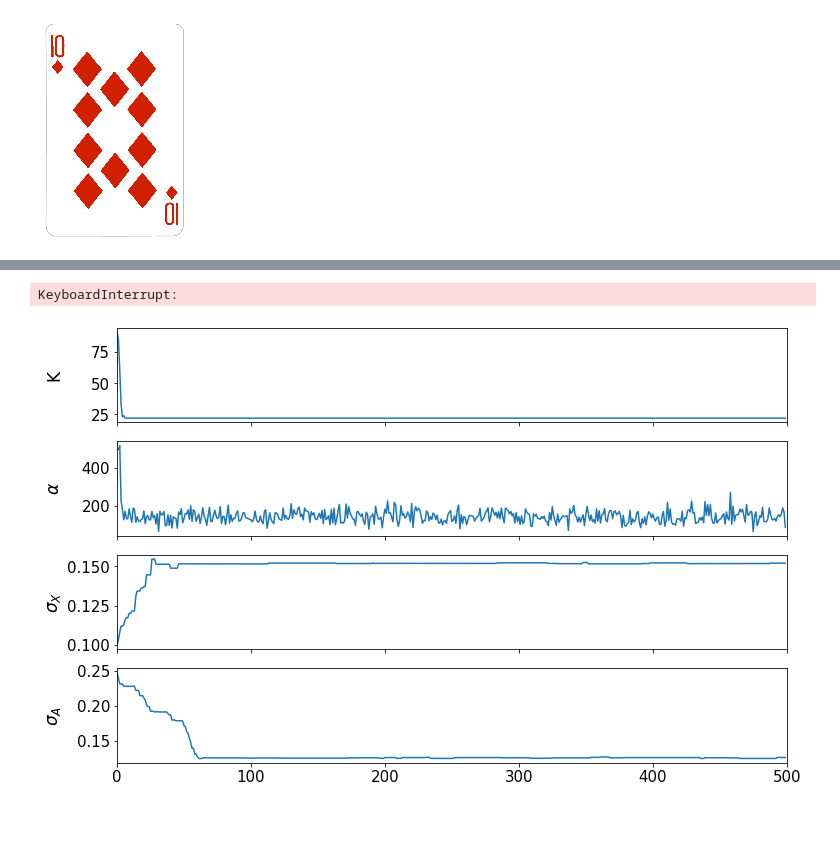
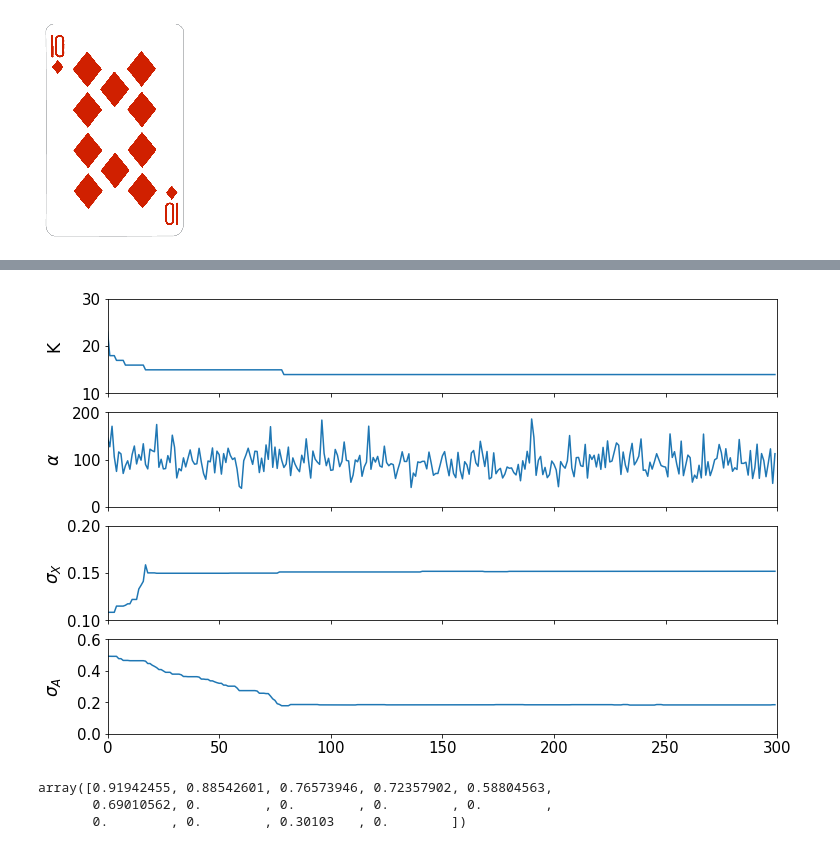
Before and after one commit to LauBok/IBP4ILFM, a Jupyter notebook: poker.ipynb, the cells around one changed output, grey strips where cells are left out. Saved outputs shown, nothing was run; the diff lists cells and outputs as text; code cells hidden in the pictures; blank space fills up the shorter version.

```diff
--- a/poker.ipynb
+++ b/poker.ipynb
@@ -92,25 +92,27 @@ plt.imshow(X[30].reshape(80, 44), cmap = "gray")
 # %%
-ibp = IBP.IBP(X, sigma_X = (0.1, 1, 1),sigma_A=(0.25, 1, 1), alpha = (1, 1, 1))
+ibp = IBP.IBP(X, sigma_X = (0.1, 1, 1),sigma_A=(0.5, 1, 1), alpha = (1, 1, 1))
 hist = ibp.MCMC(300)
-# %% [output]
-KeyboardInterrupt:
 # %%
 fig, ax = plt.subplots(4,1,sharex = True, figsize = (12,8))
 ax[0].plot(hist['K'])
 ax[0].set_ylabel('K', fontsize = 17)
+ax[0].set_ylim(10,30)
 ax[1].plot(hist['alpha'])
 ax[1].set_ylabel('$\\alpha$',fontsize = 17)
+ax[1].set_ylim(0,200)
 ax[2].plot(hist['sigma_X'])
 ax[2].set_ylabel('$\\sigma_X$',fontsize = 17)
+ax[2].set_ylim(0.1,0.2)
 ax[3].plot(hist['sigma_A'])
 ax[3].set_ylabel('$\\sigma_A$',fontsize = 17)
-plt.xlim(0,500)
+ax[3].set_ylim(0.,0.6)
+plt.xlim(0,300)
 for i in range(4):
     ax[i].tick_params(labelsize=15)
 fig.align_ylabels(ax)
-plt.savefig('paper/gibbsresult.png')
+plt.savefig('paper/gibbsresult.png', bbox_inches='tight')
 # %% [output]
-[figure, old version]
+[figure, new version]
 # %%
 A = ibp.postMean()
 A_imgs = A.reshape(-1, 80, 44)
@@ -208,3 +210,11 @@ def feature_map(feature, X_prior, Z, shape, order, truncate = None):
             sp.set_yticks([])
             sp.axis('off')
             sp.imshow(back)
+# %%
+count = np.sum(Z, axis = 0)
+count
+(Z[idx] * np.log(count) / np.log(100))[1]
+# %% [output]
+array([0.91942455, 0.88542601, 0.76573946, 0.72357902, 0.58804563,
+       0.69010562, 0.        , 0.        , 0.        , 0.        ,
+       0.        , 0.        , 0.30103   , 0.        ])
```
Also changed, not shown: parts of 16 cells of this notebook, 4 other files.
